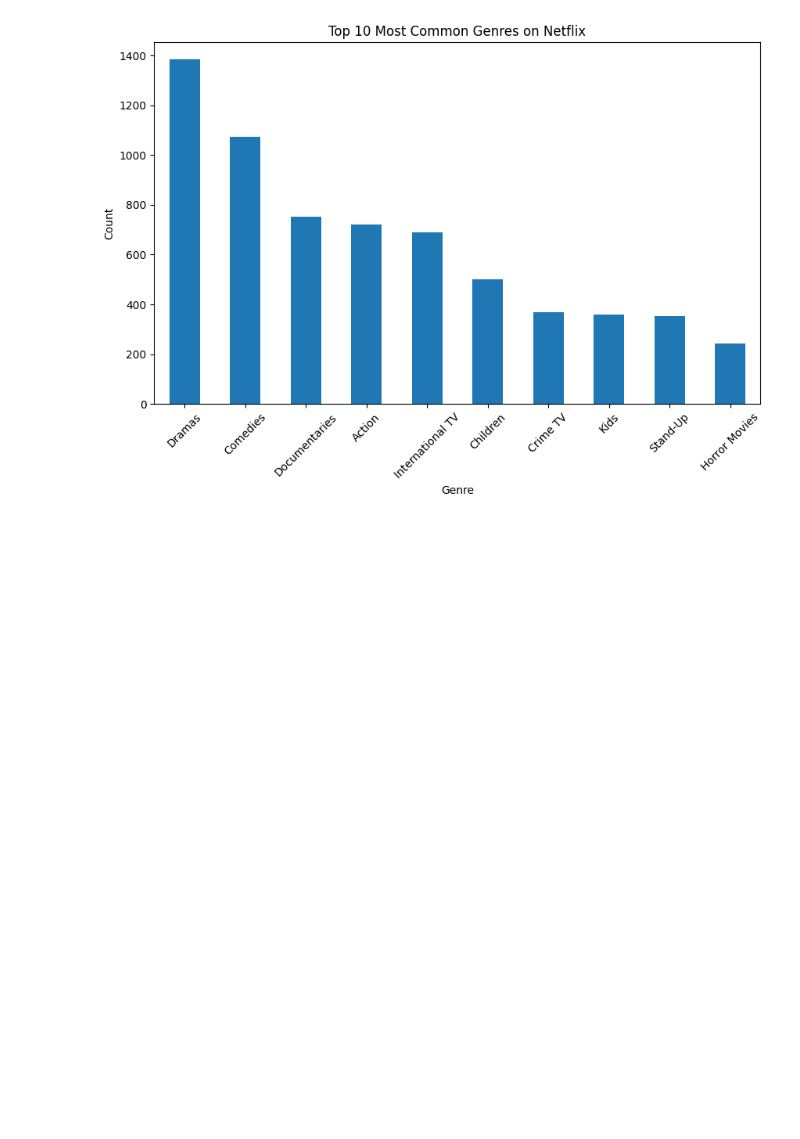
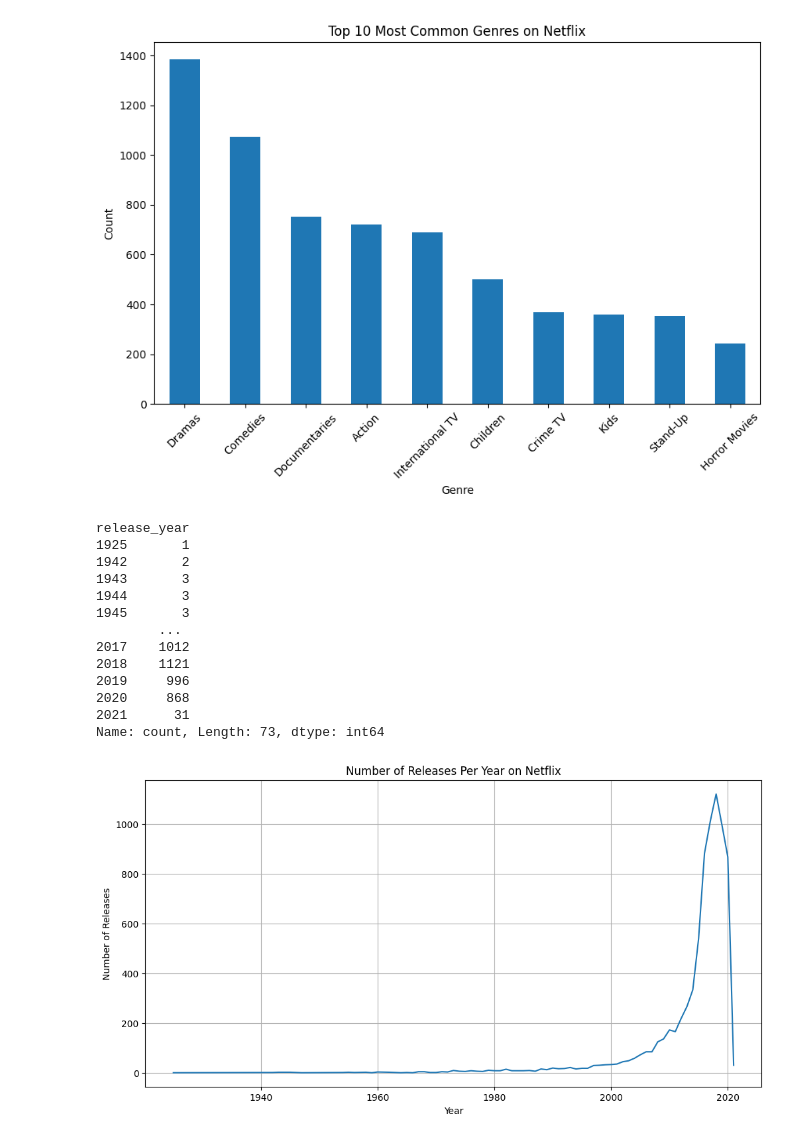
Before and after one commit to nirmalkumarmurali/Investigating_Netflix_Movies, a Jupyter notebook: notebook.ipynb, the cells around one changed output. Saved outputs shown, nothing was run; the diff lists cells and outputs as text; code cells hidden in the pictures; blank space fills up the shorter version.

Commit message:
new graph done

```diff
--- a/notebook.ipynb
+++ b/notebook.ipynb
@@ -142,3 +142,32 @@ plt.xticks(rotation=45)
 plt.show()
 # %% [output]
 [figure]
+# %%
+yearly_releases = netflix_df['release_year'].value_counts().sort_index()
+
+# Display the yearly releases
+print(yearly_releases)
+
+# Plot the number of releases per year
+plt.figure(figsize=(12,6))
+yearly_releases.plot(kind='line')
+plt.title('Number of Releases Per Year on Netflix')
+plt.xlabel('Year')
+plt.ylabel('Number of Releases')
+plt.grid(True)
+plt.show()
+# %% [output]
+release_year
+1925       1
+1942       2
+1943       3
+1944       3
+1945       3
+        ...
+2017    1012
+2018    1121
+2019     996
+2020     868
+2021      31
+Name: count, Length: 73, dtype: int64
+[figure, added]
```
